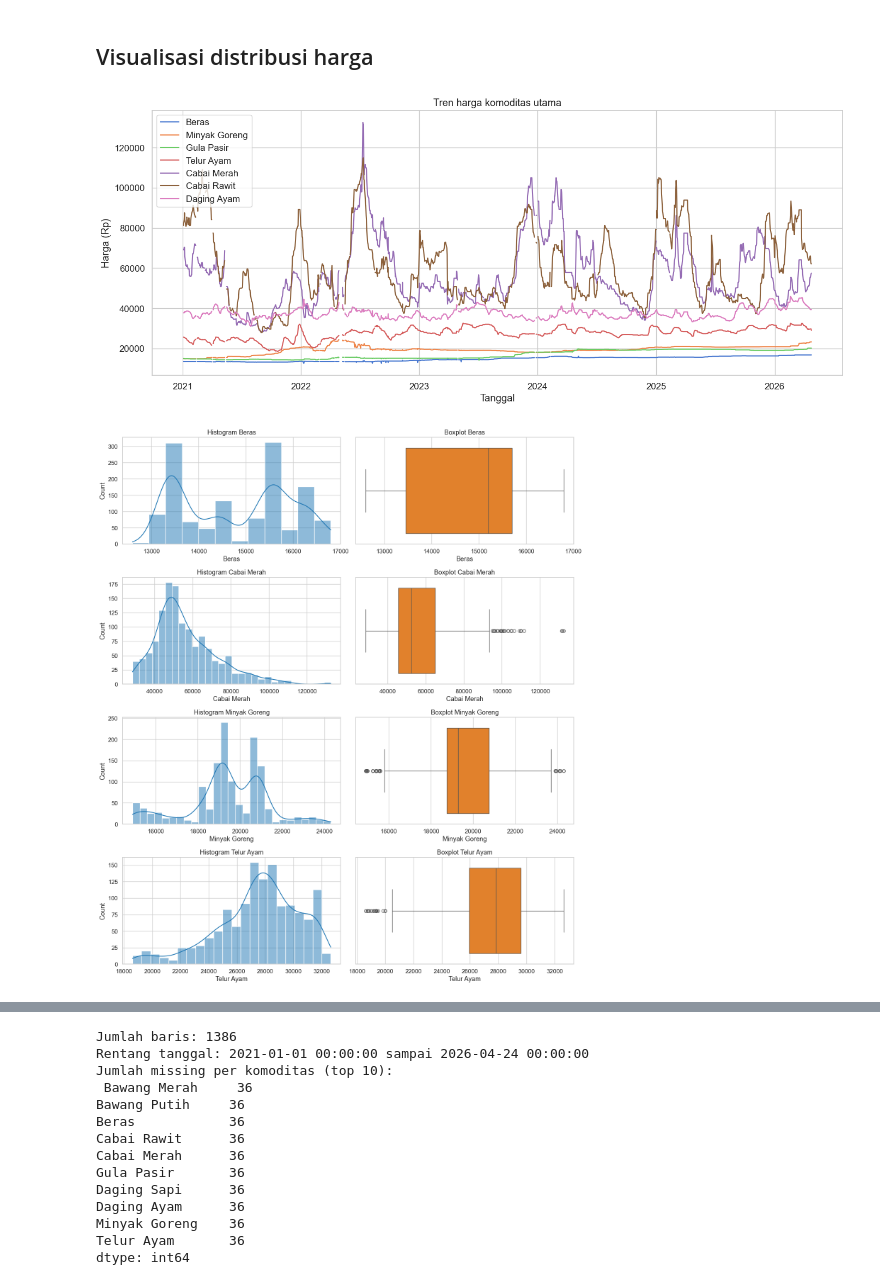
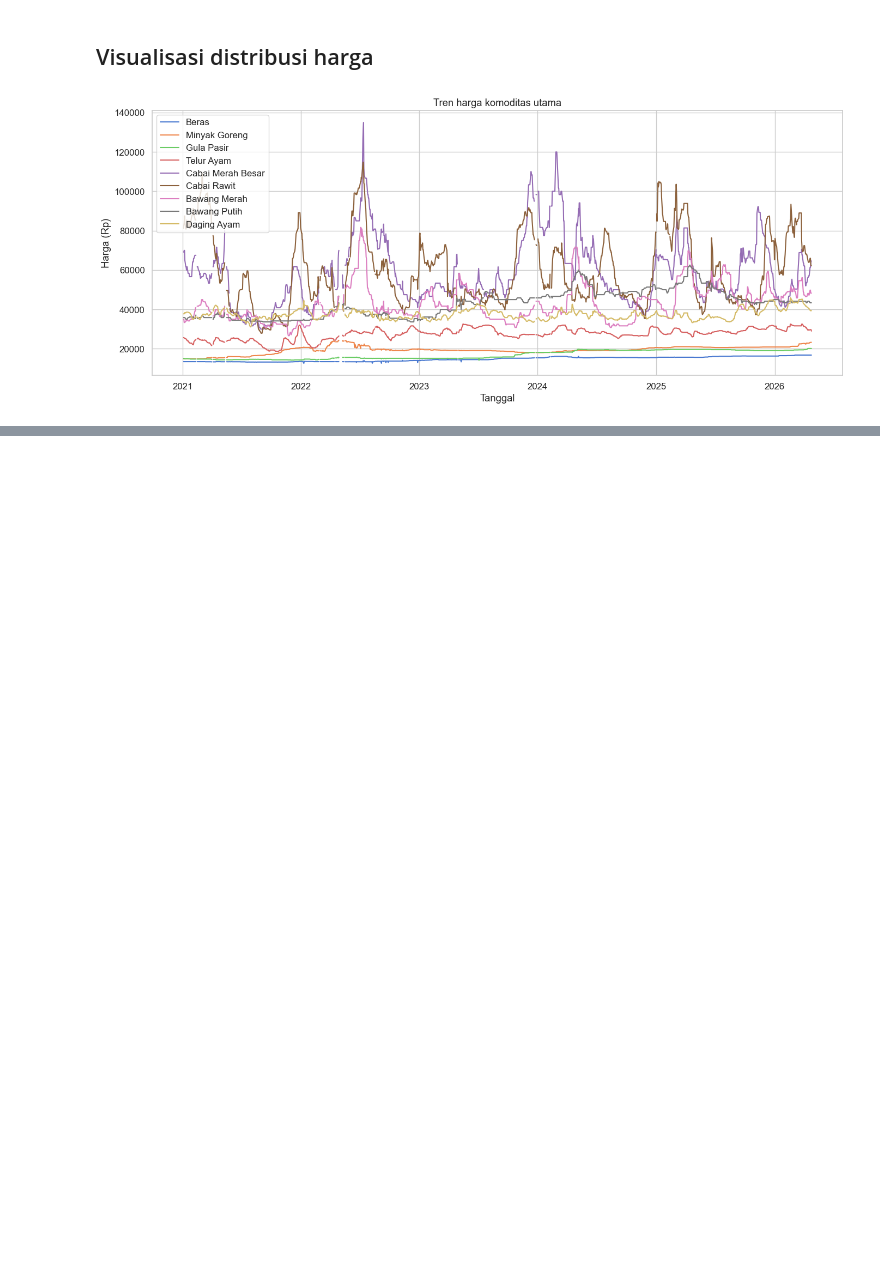
Before and after one commit to jeebrielibr/ProjectML_PrediksiHargaCabai, a Jupyter notebook: notebook/Data Understanding - Dataset Harga Bahan Pokok.ipynb, the cells around one changed output, grey strips where cells are left out. Cells and saved outputs as stored; diff of their text form; code cells hidden in the pictures; blank space fills up the shorter version.

Commit message:
revisi notebook dan pengerjaan sampai evalusi

```diff
--- a/notebook/Data Understanding - Dataset Harga Bahan Pokok.ipynb
+++ b/notebook/Data Understanding - Dataset Harga Bahan Pokok.ipynb
@@ -44,0 +11,6 @@ memory usage: 346.6 KB
+# %%
+import os
+import pandas as pd
+
+df_harga = pd.read_csv('../dataset/PIHPS_Jakarta_Full_2021_2026.csv', sep=",")
+df_harga.info()
@@ -327,81 +317,35 @@ import numpy as np
 import matplotlib.pyplot as plt
 import seaborn as sns
 
 sns.set(style="whitegrid", palette="muted", font_scale=1.1)
 
 # Siapkan data numerik dan time series
 harga_numeric = df_harga.select_dtypes(include=[np.number])
 harga_time = df_harga.set_index("Tanggal")[harga_numeric.columns]
 
-# Visualisasi tren harga beberapa komoditas utama
+# Visualisasi tren harga beberapa komoditas yang ada dalam dataset
 selected = [
     "Beras",
     "Minyak Goreng",
     "Gula Pasir",
     "Telur Ayam",
-    "Cabai Merah",
+    "Cabai Merah Besar",
     "Cabai Rawit",
+    "Bawang Merah",
+    "Bawang Putih",
     "Daging Ayam"
 ]
 selected = [c for c in selected if c in harga_time.columns]
 
 plt.figure(figsize=(14, 6))
 for col in selected:
     plt.plot(harga_time.index, harga_time[col], label=col)
 
 plt.legend(loc="upper left")
 plt.title("Tren harga komoditas utama")
 plt.xlabel("Tanggal")
 plt.ylabel("Harga (Rp)")
 plt.tight_layout()
 plt.show()
-
-# Plot distribusi harga untuk contoh komoditas
-example_cols = [c for c in ["Beras", "Cabai Merah", "Minyak Goreng", "Telur Ayam"] if c in harga_numeric.columns]
-fig, axes = plt.subplots(len(example_cols), 2, figsize=(14, 4 * len(example_cols)))
-for i, col in enumerate(example_cols):
-    sns.histplot(harga_numeric[col].dropna(), kde=True, ax=axes[i, 0], color="tab:blue")
-    axes[i, 0].set_title(f"Histogram {col}")
-    sns.boxplot(x=harga_numeric[col], ax=axes[i, 1], color="tab:orange")
-    axes[i, 1].set_title(f"Boxplot {col}")
-plt.tight_layout()
-plt.show()
-
-# Korelasi antar komoditas
-corr = harga_numeric.corr()
-plt.figure(figsize=(16, 14))
-sns.heatmap(corr, cmap="coolwarm", center=0, linewidths=.5, annot=False)
-plt.title("Heatmap korelasi antar komoditas")
-plt.show()
-
-# Analisis outlier sederhana menggunakan IQR
-q1 = harga_numeric.quantile(0.25)
-q3 = harga_numeric.quantile(0.75)
-iqr = q3 - q1
-lower = q1 - 1.5 * iqr
-upper = q3 + 1.5 * iqr
-outlier_counts = ((harga_numeric < lower) | (harga_numeric > upper)).sum().sort_values(ascending=False)
-print("Jumlah outlier per komoditas menurut IQR:\n", outlier_counts.head(15))
-
-# Rata-rata bulanan untuk komoditas terpilih
-monthly = harga_time.resample("ME").mean()
-selected_monthly = [c for c in ["Beras", "Minyak Goreng", "Gula Pasir", "Telur Ayam"] if c in monthly.columns]
-
-plt.figure(figsize=(14, 6))
-for col in selected_monthly:
-    plt.plot(monthly.index, monthly[col], marker="o", label=col)
-
-plt.legend(loc="upper left")
-plt.title("Rata-rata harga bulanan komoditas terpilih")
-plt.xlabel("Bulan")
-plt.ylabel("Harga rata-rata (Rp)")
-plt.tight_layout()
-plt.show()
-
-# Tampilkan ringkasan tambahan untuk verifikasi
-print("Jumlah baris:", len(df_harga))
-print("Rentang tanggal:", df_harga["Tanggal"].min(), "sampai", df_harga["Tanggal"].max())
-print("Jumlah missing per komoditas (top 10):\n", df_harga.isna().sum().sort_values(ascending=False).head(10))
 # %% [output]
-[figure, old version]
+[figure, new version]
-[figure, removed]
@@ -427,14 +351,0 @@ dtype: int64
-Jumlah baris: 1386
-Rentang tanggal: 2021-01-01 00:00:00 sampai 2026-04-24 00:00:00
-Jumlah missing per komoditas (top 10):
- Bawang Merah     36
-Bawang Putih     36
-Beras            36
-Cabai Rawit      36
-Cabai Merah      36
-Gula Pasir       36
-Daging Sapi      36
-Daging Ayam      36
-Minyak Goreng    36
-Telur Ayam       36
-dtype: int64
```
Also changed, not shown: parts of 14 cells of this notebook, 9 other files.
